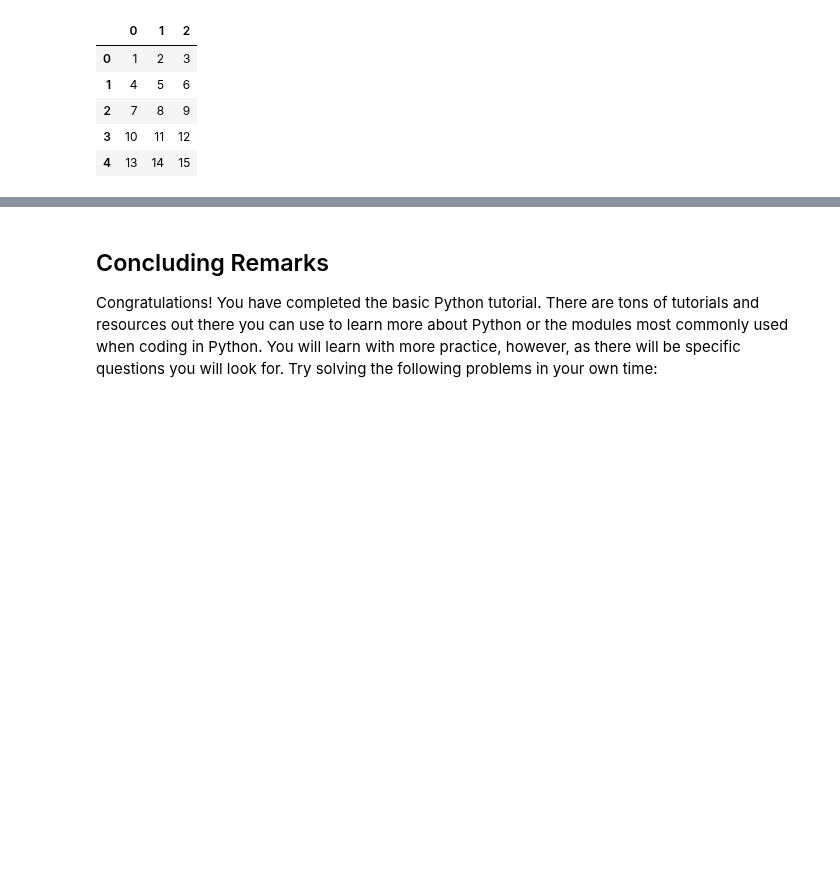
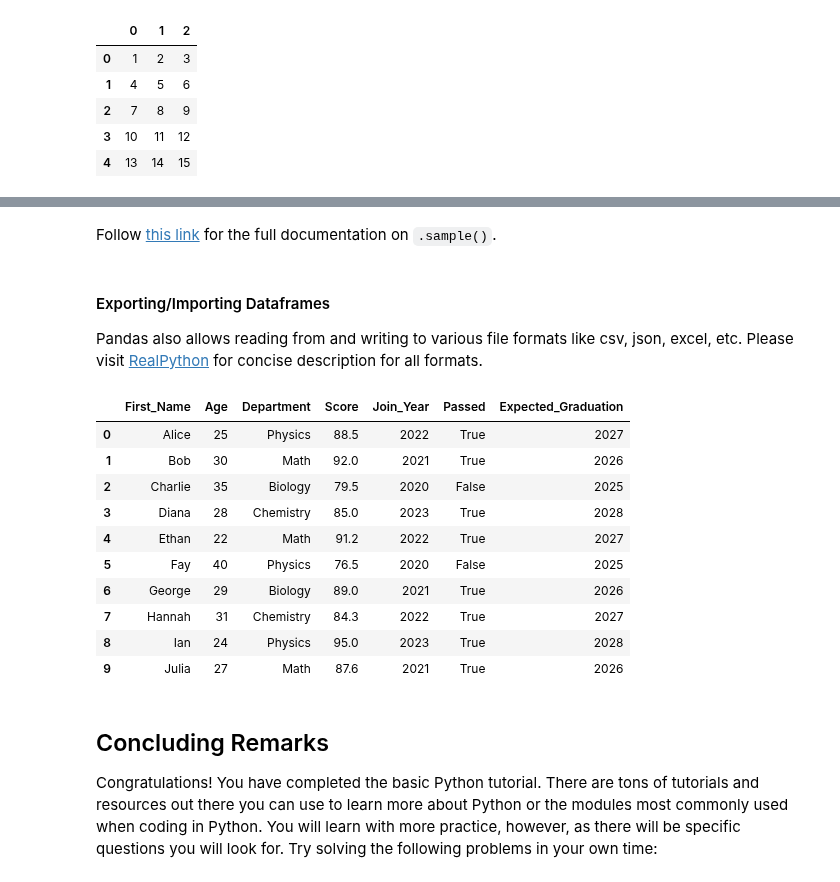
Before and after one commit to cdrischler/compphysics-summer-tutorials, a Jupyter notebook: python_tutorial.ipynb, the cells around one changed output, grey strips where cells are left out. Cells and saved outputs as stored; diff of their text form; code cells hidden in the pictures; blank space fills up the shorter version.

```diff
--- a/python_tutorial.ipynb
+++ b/python_tutorial.ipynb
@@ -863,3 +1098,27 @@ Pandas also allows reading from and writing to various file formats like csv, js
+# %% [markdown]
+Follow [this link](https://pandas.pydata.org/docs/reference/api/pandas.DataFrame.sample.html) for the full documentation on `.sample()`.
+# %% [markdown]
+#### Exporting/Importing Dataframes
+Pandas also allows reading from and writing to various file formats like csv, json, excel, etc. Please visit [RealPython](https://realpython.com/pandas-read-write-files/#using-the-pandas-read_csv-and-to_csv-functions) for concise description for all formats.
+# %%
+# Exporting
+df.to_csv("students.csv", index=False)
+
+# Importing
+df_csv = pd.read_csv("students.csv")
+df_csv
+# %% [output]
+|  | First_Name | Age | Department | Score | Join_Year | Passed | Expected_Graduation |
+| 0 | Alice | 25 | Physics | 88.5 | 2022 | True | 2027 |
+| 1 | Bob | 30 | Math | 92.0 | 2021 | True | 2026 |
+| 2 | Charlie | 35 | Biology | 79.5 | 2020 | False | 2025 |
+| 3 | Diana | 28 | Chemistry | 85.0 | 2023 | True | 2028 |
+| 4 | Ethan | 22 | Math | 91.2 | 2022 | True | 2027 |
+| 5 | Fay | 40 | Physics | 76.5 | 2020 | False | 2025 |
+| 6 | George | 29 | Biology | 89.0 | 2021 | True | 2026 |
+| 7 | Hannah | 31 | Chemistry | 84.3 | 2022 | True | 2027 |
+| 8 | Ian | 24 | Physics | 95.0 | 2023 | True | 2028 |
+| 9 | Julia | 27 | Math | 87.6 | 2021 | True | 2026 |
 # %% [markdown]
 ## Concluding Remarks
 
```
Also changed, not shown: parts of 26 cells of this notebook, 3 other files.
